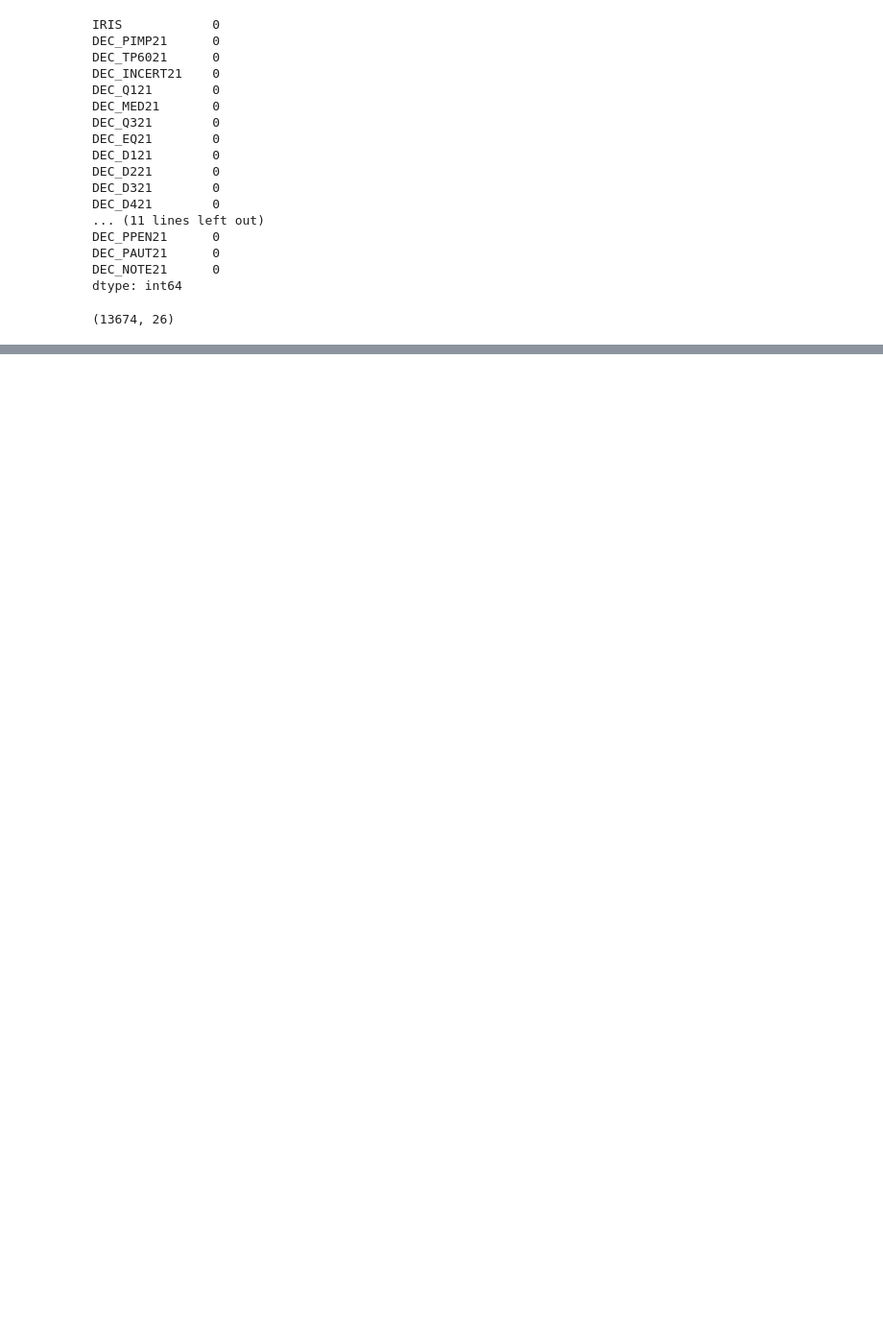
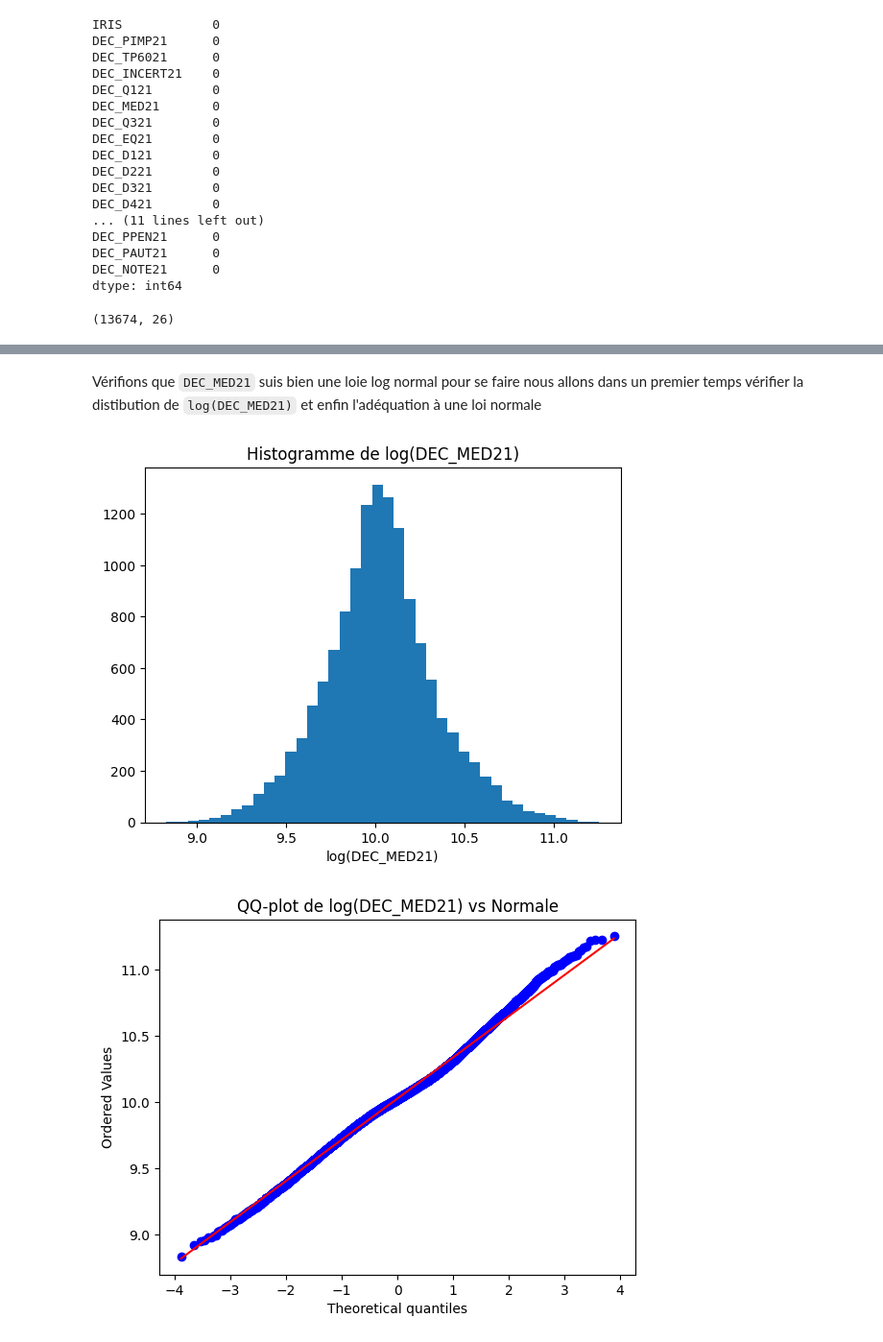
Before and after one commit to Bapt1st3/Iris-Income-Analysis, a Jupyter notebook: analye_dataset.ipynb, the cells around one changed output, grey strips where cells are left out. Shown at 96% size. Cells and saved outputs as stored; diff of their text form; code cells hidden in the pictures; blank space fills up the shorter version.

```diff
--- a/analye_dataset.ipynb
+++ b/analye_dataset.ipynb
@@ -189,0 +266,24 @@ theta_med_emp, theta_pov_emp, theta_imp_emp
+# %% [markdown]
+Vérifions que `DEC_MED21` suis bien une loie log normal pour se faire nous allons dans un premier temps vérifier la distibution de `log(DEC_MED21)` et enfin l'adéquation à une loi normale
+# %%
+sub = df["DEC_MED21"].dropna().astype(np.number).to_frame()
+sub["IRIS"] = df.loc[sub.index, "IRIS"]
+x= sub["DEC_MED21"]
+
+x = np.asarray(x)
+logx = np.log(x)
+
+plt.figure()
+plt.hist(logx, bins=40)
+plt.title("Histogramme de log(DEC_MED21)")
+plt.xlabel("log(DEC_MED21)")
+plt.show()
+
+# QQ-plot (approx) via probplot
+plt.figure()
+stats.probplot(logx, dist="norm", plot=plt)
+plt.title("QQ-plot de log(DEC_MED21) vs Normale")
+plt.show()
+# %% [output]
+[figure, added]
+[figure, added]
```
Also changed, not shown: parts of 16 cells of this notebook, 1 other file.
